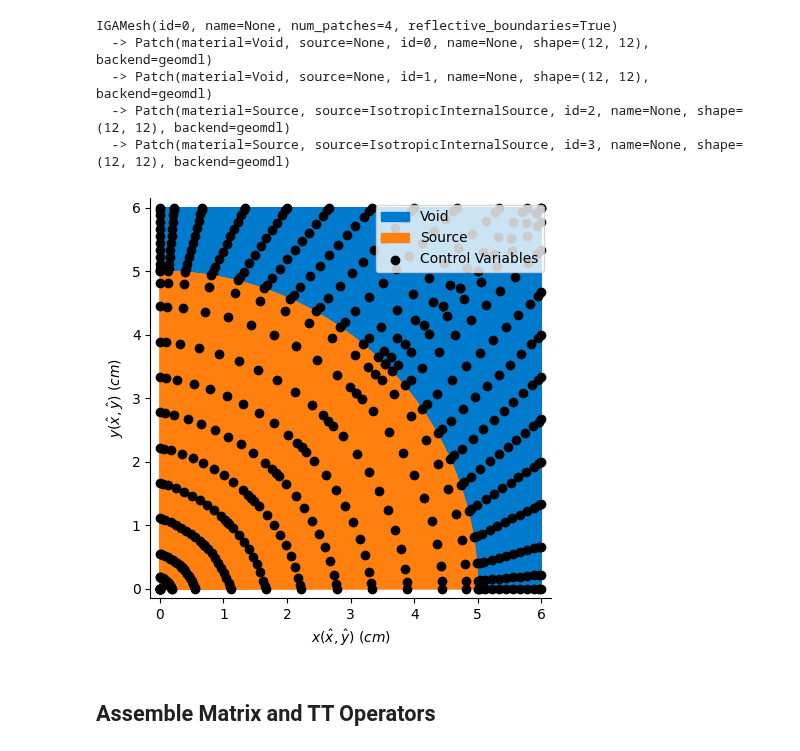
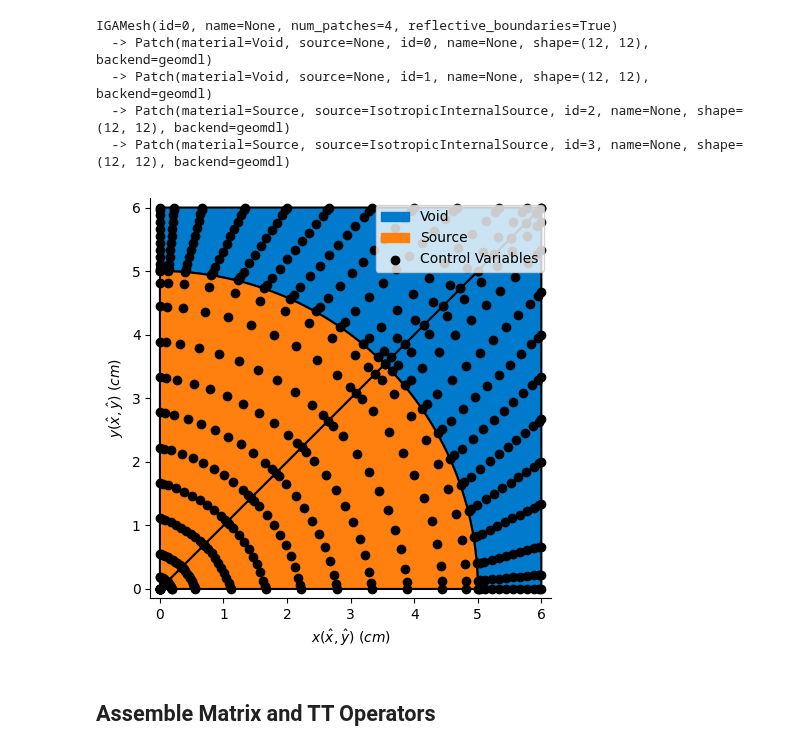
Before and after one commit to myerspat/ttnte, a Jupyter notebook: notebooks/fixed_source/quarter_circle/quarter_circle.ipynb, the cells around one changed output. Drawn from its saved outputs; the diff is of its cells as text; code cells hidden in the pictures.

Commit message:
quarter circle notebook

```diff
--- a/notebooks/fixed_source/quarter_circle/quarter_circle.ipynb
+++ b/notebooks/fixed_source/quarter_circle/quarter_circle.ipynb
@@ -87,12 +90,12 @@ IGAMesh(id=0, name=None, num_patches=4, reflective_boundaries=True)
   -> Patch(material=Source, source=IsotropicInternalSource, id=3, name=None, shape=(12, 12), backend=geomdl)
 # %%
 # Plot final mesh
-ax = mesh.plot()
+ax = mesh.plot(plot_boundaries=True)
 plt.tight_layout()
-plt.savefig("./figs/quarter_circle.png", dpi=300)
+plt.savefig("./figs/quarter_circle.png", dpi=300, transparent=True)
 plt.show()
 # %% [output]
-[figure, old version]
+[figure, new version]
 # %% [markdown]
 ## Assemble Matrix and TT Operators
 # %%
```
Also changed, not shown: parts of 8 cells of this notebook, 11 other files.
